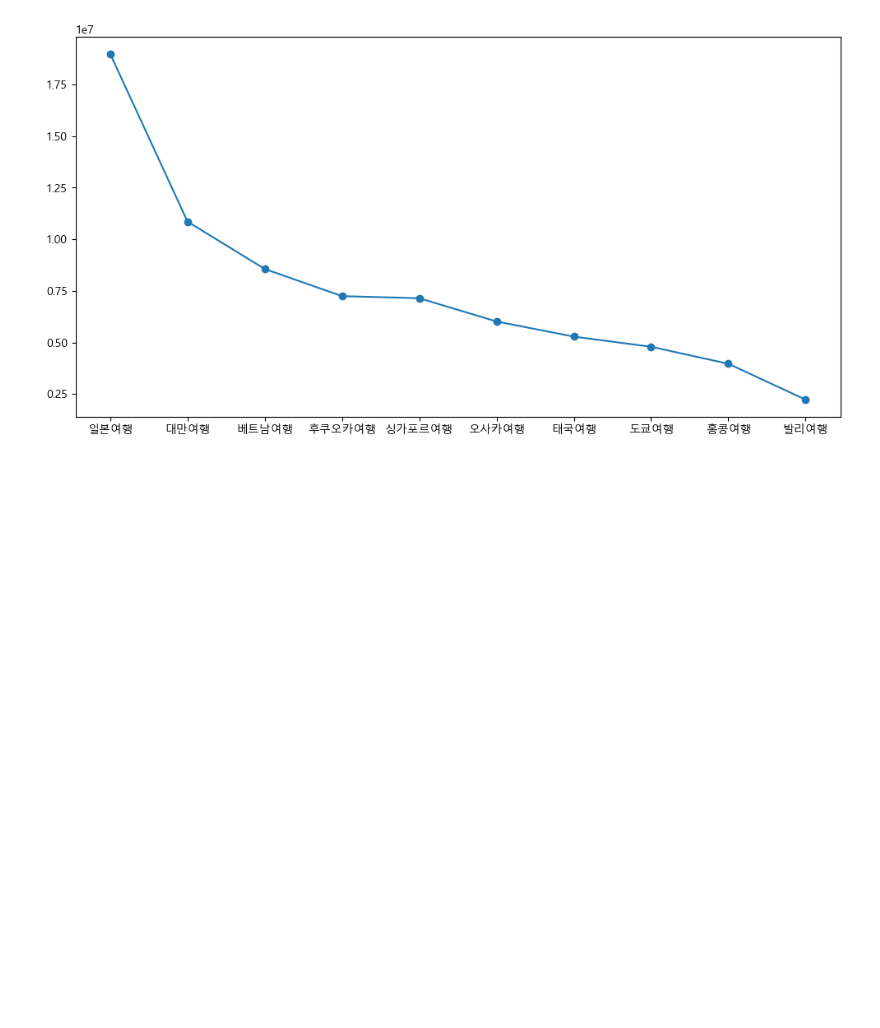
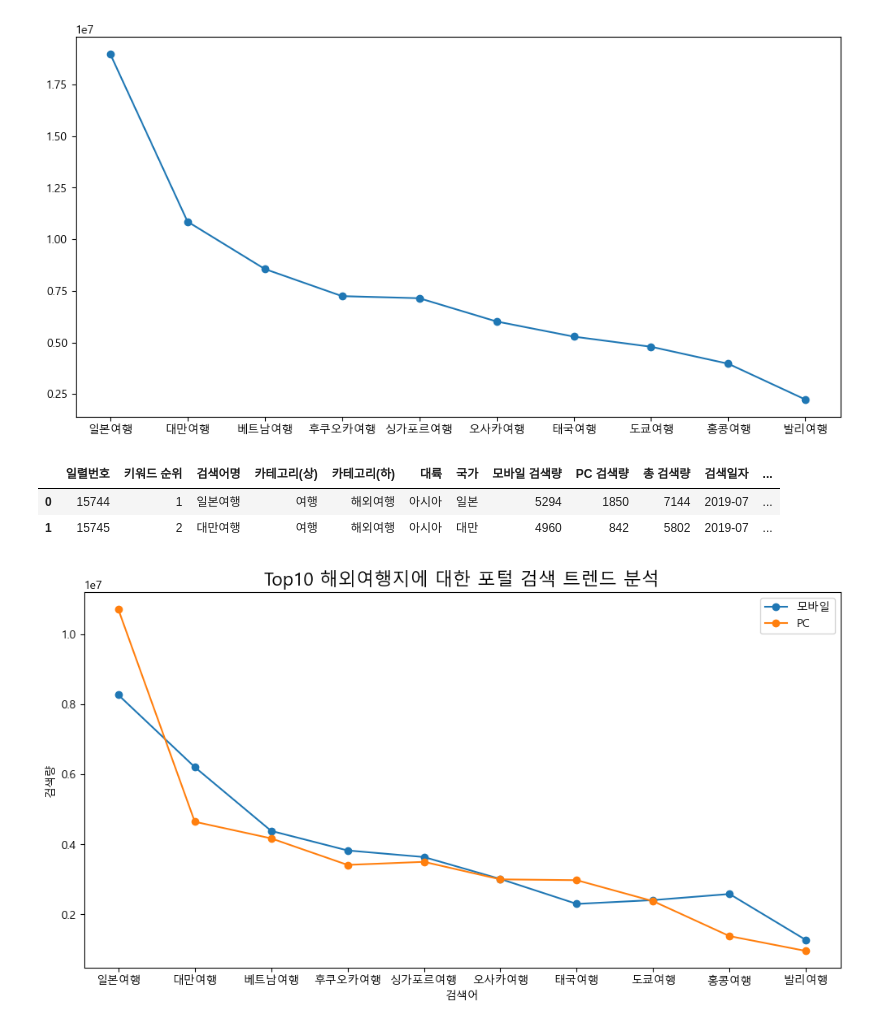
Before and after one commit to choeyeonu2411/travel-app, a Jupyter notebook: travel.ipynb, the cells around one changed output. Drawn from its saved outputs; the diff is of its cells as text; code cells hidden in the pictures; blank space fills up the shorter version.

```diff
--- a/travel.ipynb
+++ b/travel.ipynb
@@ -261,3 +239,26 @@ plt.plot(result['검색어명'], result['총 검색량'], marker='o')
 plt.show()
 # %% [output]
 [figure]
+# %%
+df.head(2)
+# %% [output]
+|  | 일렬번호 | 키워드 순위 | 검색어명 | 카테고리(상) | 카테고리(하) | 대륙 | 국가 | 모바일 검색량 | PC 검색량 | 총 검색량 | 검색일자 | ... |
+| 0 | 15744 | 1 | 일본여행 | 여행 | 해외여행 | 아시아 | 일본 | 5294 | 1850 | 7144 | 2019-07 | ... |
+| 1 | 15745 | 2 | 대만여행 | 여행 | 해외여행 | 아시아 | 대만 | 4960 | 842 | 5802 | 2019-07 | ... |
+# %%
+result=df.groupby('검색어명')[['모바일 검색량','PC 검색량','총 검색량']].sum().reset_index()
+# %%
+result=result.sort_values(['총 검색량'],ascending=False).head(10).reset_index(drop='index')
+# %%
+result=result.head(10)
+# %%
+plt.subplots(figsize=(12, 6))
+plt.plot(result['검색어명'],result['모바일 검색량'],label='모바일',marker='o')
+plt.plot(result['검색어명'],result['PC 검색량'],label='PC',marker='o')
+plt.title('Top10 해외여행지에 대한 포털 검색 트렌드 분석',fontsize=16)
+plt.xlabel('검색어')
+plt.ylabel('검색량')
+plt.legend()
+plt.show()
+# %% [output]
+[figure, added]
```
Also changed, not shown: parts of 23 cells of this notebook, 2 other files.
